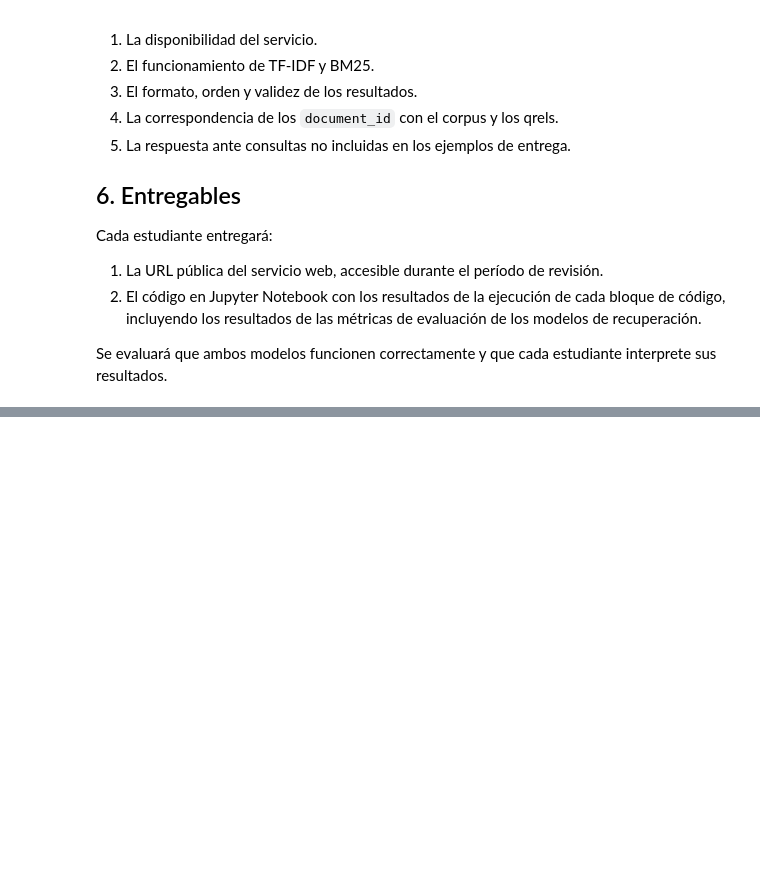
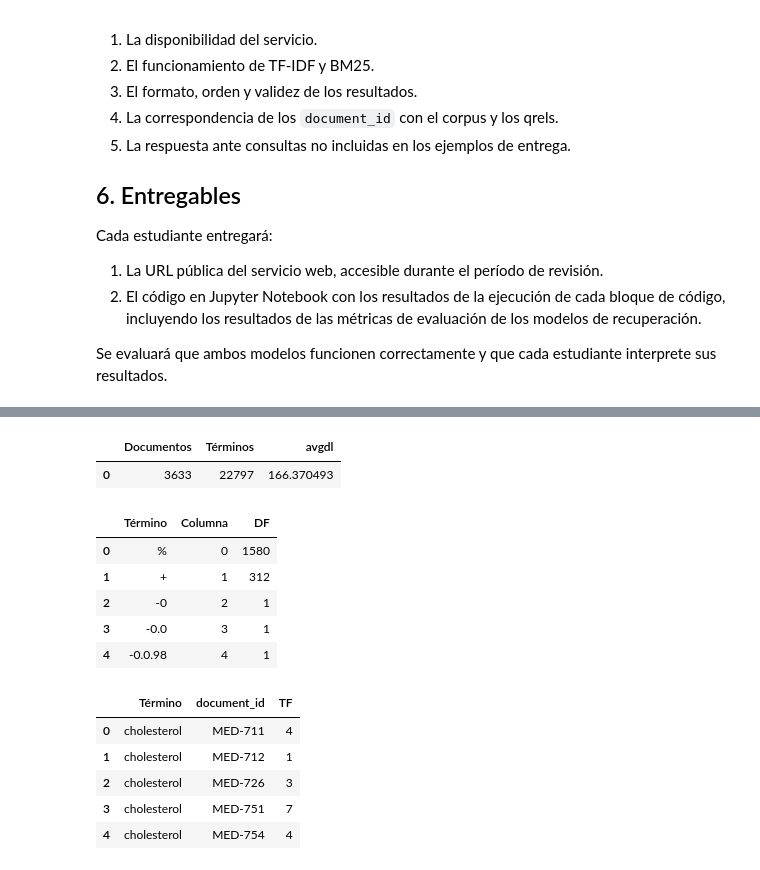
Before and after one commit to JASL22/examen1bimJhonnSaeteros, a Jupyter notebook: examen1bim_Jhonn_Saeteros.ipynb, the cells around one changed output, grey strips where cells are left out. Cells and saved outputs as stored; diff of their text form; code cells hidden in the pictures; blank space fills up the shorter version.

```diff
--- a/examen1bim_Jhonn_Saeteros.ipynb
+++ b/examen1bim_Jhonn_Saeteros.ipynb
@@ -628,0 +194,27 @@ BM25 obtuvo Precision@10 de **0.238080** y NDCG@10 de **0.328409**, frente a **0
+# %%
+index = SearchIndex(documents)
+index.save(ARTIFACTS / 'index')
+assert index.doc_ids == [doc['_id'] for doc in documents]
+
+display(pd.DataFrame([{'Documentos': index.N, 'Términos': len(index.vocabulary),
+    'avgdl': index.avgdl}]))
+display(pd.DataFrame([{'Término': term, 'Columna': col, 'DF': int(index.df[col])}
+    for term, col in list(index.vocabulary.items())[:5]]))
+term = preprocess('cholesterol')[0]
+display(pd.DataFrame([{'Término': term, 'document_id': index.doc_ids[pos], 'TF': int(tf)}
+    for pos, tf in index.postings[term][:5]]))
+# %% [output]
+|  | Documentos | Términos | avgdl |
+| 0 | 3633 | 22797 | 166.370493 |
+|  | Término | Columna | DF |
+| 0 | % | 0 | 1580 |
+| 1 | + | 1 | 312 |
+| 2 | -0 | 2 | 1 |
+| 3 | -0.0 | 3 | 1 |
+| 4 | -0.0.98 | 4 | 1 |
+|  | Término | document_id | TF |
+| 0 | cholesterol | MED-711 | 4 |
+| 1 | cholesterol | MED-712 | 1 |
+| 2 | cholesterol | MED-726 | 3 |
+| 3 | cholesterol | MED-751 | 7 |
+| 4 | cholesterol | MED-754 | 4 |
```
Also changed, not shown: parts of 40 cells of this notebook.
